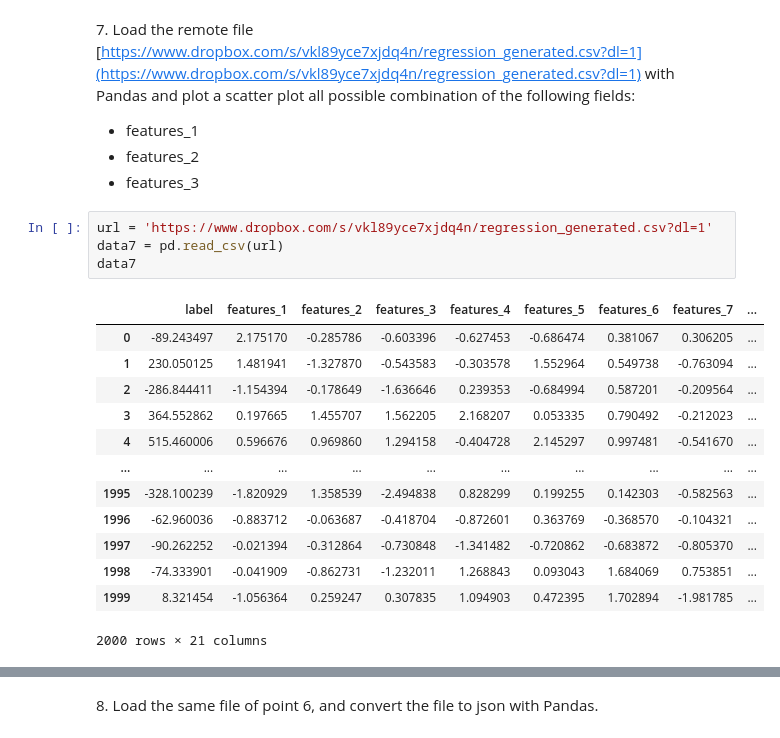
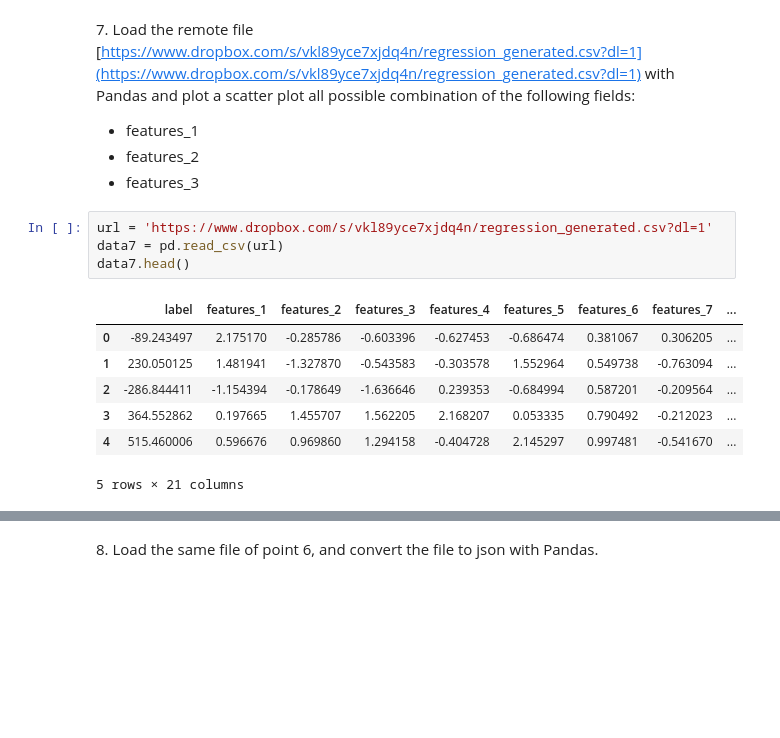
Before and after one commit to giuliadoda/LaboratoryOfComputationalPhysics_Y6, a Jupyter notebook: 05ex_OSEMN.ipynb, the cells around one changed output, grey strips where cells are left out. Saved outputs shown, nothing was run; the diff lists cells and outputs as text; blank space fills up the shorter version.

```diff
--- a/05ex_OSEMN.ipynb
+++ b/05ex_OSEMN.ipynb
@@ -166,20 +140,14 @@ array([[<Axes: title={'center': 'class'}>]], dtype=object)
 # %%
 url = 'https://www.dropbox.com/s/vkl89yce7xjdq4n/regression_generated.csv?dl=1'
 data7 = pd.read_csv(url)
-data7
+data7.head()
 # %% [output]
 |  | label | features_1 | features_2 | features_3 | features_4 | features_5 | features_6 | features_7 | ... |
 | 0 | -89.243497 | 2.175170 | -0.285786 | -0.603396 | -0.627453 | -0.686474 | 0.381067 | 0.306205 | ... |
 | 1 | 230.050125 | 1.481941 | -1.327870 | -0.543583 | -0.303578 | 1.552964 | 0.549738 | -0.763094 | ... |
 | 2 | -286.844411 | -1.154394 | -0.178649 | -1.636646 | 0.239353 | -0.684994 | 0.587201 | -0.209564 | ... |
 | 3 | 364.552862 | 0.197665 | 1.455707 | 1.562205 | 2.168207 | 0.053335 | 0.790492 | -0.212023 | ... |
 | 4 | 515.460006 | 0.596676 | 0.969860 | 1.294158 | -0.404728 | 2.145297 | 0.997481 | -0.541670 | ... |
-| ... | ... | ... | ... | ... | ... | ... | ... | ... | ... |
-| 1995 | -328.100239 | -1.820929 | 1.358539 | -2.494838 | 0.828299 | 0.199255 | 0.142303 | -0.582563 | ... |
-| 1996 | -62.960036 | -0.883712 | -0.063687 | -0.418704 | -0.872601 | 0.363769 | -0.368570 | -0.104321 | ... |
-| 1997 | -90.262252 | -0.021394 | -0.312864 | -0.730848 | -1.341482 | -0.720862 | -0.683872 | -0.805370 | ... |
-| 1998 | -74.333901 | -0.041909 | -0.862731 | -1.232011 | 1.268843 | 0.093043 | 1.684069 | 0.753851 | ... |
-| 1999 | 8.321454 | -1.056364 | 0.259247 | 0.307835 | 1.094903 | 0.472395 | 1.702894 | -1.981785 | ... |
-2000 rows × 21 columns
+5 rows × 21 columns
 # %%
 data7.plot.scatter('features_1', 'features_2')
```
Also changed, not shown: parts of 15 cells of this notebook, 16 other files.
